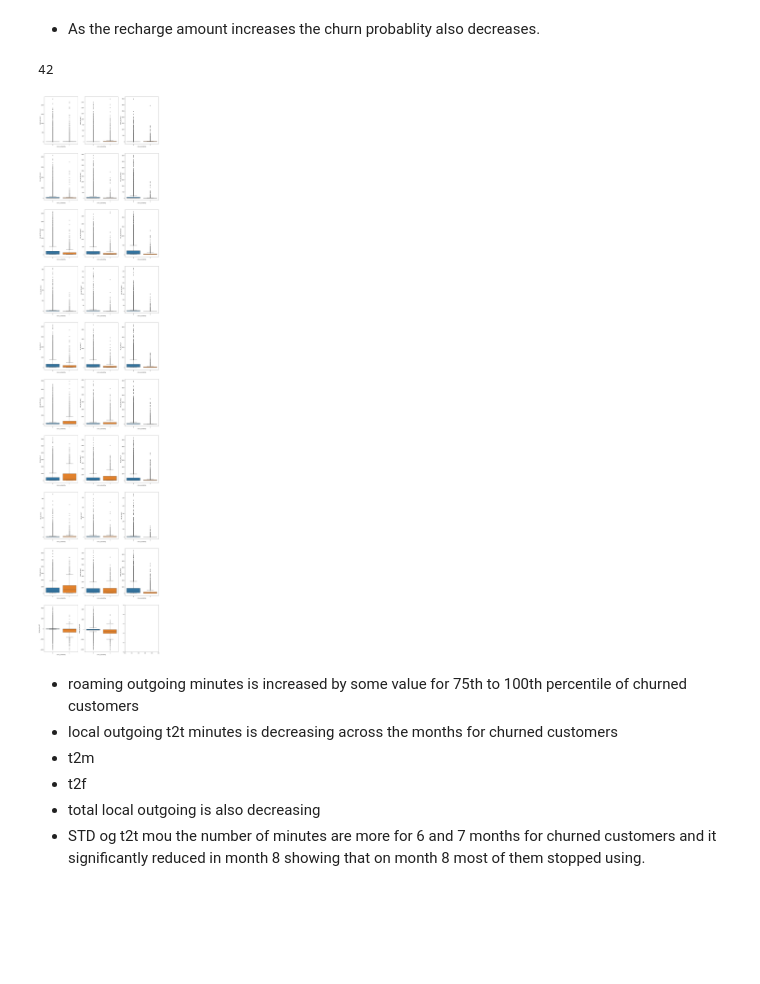
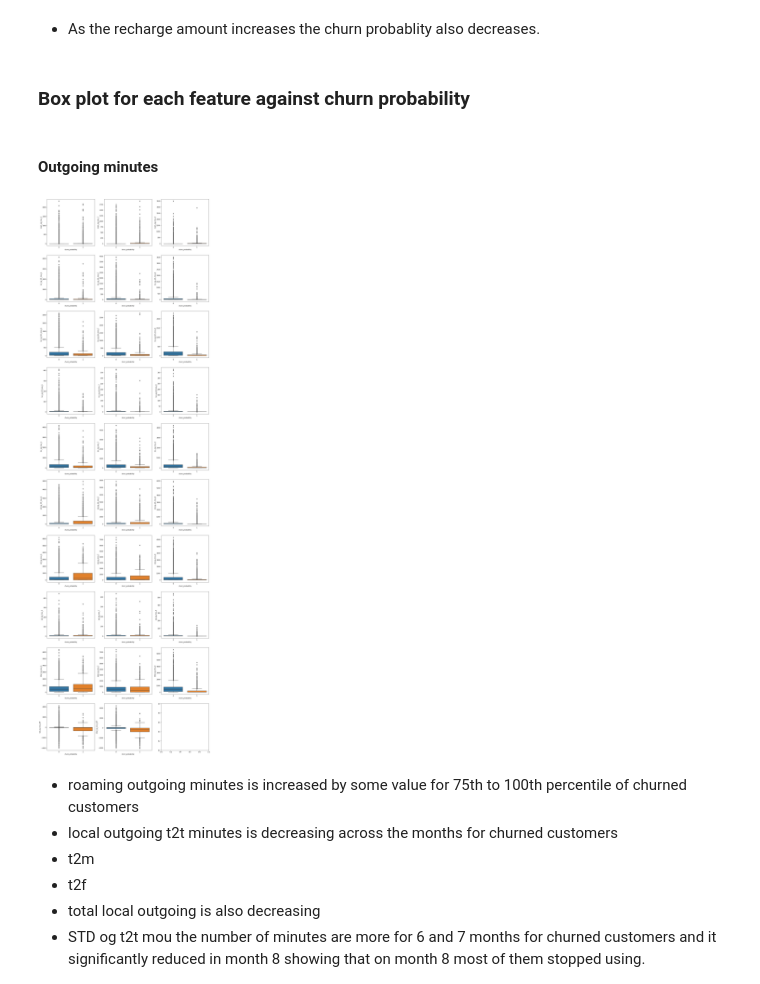
Before and after one commit to vighu0710/TelecomChurnPrediction, a Jupyter notebook: Telecom churn prediction.ipynb, the cells around one changed output. Saved outputs shown, nothing was run; the diff lists cells and outputs as text; code cells hidden in the pictures; blank space fills up the shorter version.

```diff
--- a/Telecom churn prediction.ipynb
+++ b/Telecom churn prediction.ipynb
@@ -349,11 +335,0 @@ Index(['arpu_6', 'arpu_7', 'arpu_8', 'onnet_mou_6', 'onnet_mou_7',
-# %%
-fig, axs = plt.subplots(46,4,figsize=(25,250))
-j=0
-for i in NumCols:
-    if(j>=4):
-        k=j%4
-    else:
-        k=j
-    sns.boxplot(Telecom_df_filtered[i],ax=axs[j//4][k])
-    j+=1
-fig.show()
@@ -362,8 +336,24 @@ fig.show()
 # %%
+# determinining numeric columns by avoiding those columns with
+# less than or equal to 2 unique values (as these can be considered as catergorical ) and the date fields
+
 numeric_cols = []
-for i in Telecom_df_filtered.columns[Telecom_df_filtered.nunique() > 3]:
+for i in Telecom_df_filtered.columns[Telecom_df_filtered.nunique() > 2]:
     if('date' not in i ):
         numeric_cols.append(i)
 print(len(numeric_cols))
 # %% [output]
 145
+# %%
+# Box plot to check outliers on numeric columns
+
+fig, axs = plt.subplots(37,4,figsize=(25,250))
+j=0
+for i in numeric_cols:
+    if(j>=4):
+        k=j%4
+    else:
+        k=j
+    sns.boxplot(Telecom_df_filtered[i],ax=axs[j//4][k])
+    j+=1
+fig.show()
@@ -544,9 +520,11 @@ Telecom_df_filtered.shape
 # %% [output]
 (20764, 158)
 # %%
-fig, axs = plt.subplots(46,4,figsize=(25,250))
+# observing the data after outlier treatment
+
+fig, axs = plt.subplots(37,4,figsize=(25,250))
 j=0
-for i in NumCols:
+for i in numeric_cols:
     if(j>=4):
         k=j%4
     else:
@@ -1369,36 +1335,38 @@ Name: total_rech_num_group_8, dtype: int64
 [figure]
 # %% [markdown]
 - As the recharge amount increases the churn probablity also decreases.
-# %%
-len(ogCols)
-# %% [output]
-42
+# %% [markdown]
+### Box plot for each feature against churn probability
+# %% [markdown]
+#### Outgoing minutes
 # %%
+# For the following feature we can see some change when checked against churn probability
+
 og_chart_cols = [ 'roam_og_mou_6','roam_og_mou_7','roam_og_mou_8',
                   'loc_og_t2t_mou_6','loc_og_t2t_mou_7','loc_og_t2t_mou_8',
                   'loc_og_t2m_mou_6','loc_og_t2m_mou_7','loc_og_t2m_mou_8',
                   'loc_og_t2f_mou_6','loc_og_t2f_mou_7','loc_og_t2f_mou_8',
                   'loc_og_mou_6','loc_og_mou_7','loc_og_mou_8',
                   'std_og_t2t_mou_6','std_og_t2t_mou_7','std_og_t2t_mou_8',
                   'std_og_mou_6','std_og_mou_7','std_og_mou_8',
                   'spl_og_mou_6','spl_og_mou_7','spl_og_mou_8',
                   'total_og_mou_6','total_og_mou_7','total_og_mou_8',
                   'std_og_mou_diff','total_og_mou_diff'
 
                 ]
 
-fig, axs = plt.subplots(10,3,figsize=(20,100))
+fig, axs = plt.subplots(10,3,figsize=(20,70))
 j=0
 for i in og_chart_cols:
     if(j>=3):
         k=j%3
     else:
         k=j
     sns.boxplot(Telecom_df_filtered['churn_probability'],Telecom_df_filtered[i],ax=axs[j//3][k])
     j+=1
 fig.show()
 # %% [output]
-[figure, old version]
+[figure, new version]
 # %% [markdown]
 - roaming outgoing minutes is increased by some value for 75th to 100th percentile of churned customers
 - local outgoing t2t minutes is decreasing across the months for churned customers
```
Also changed, not shown: parts of 51 cells of this notebook.
